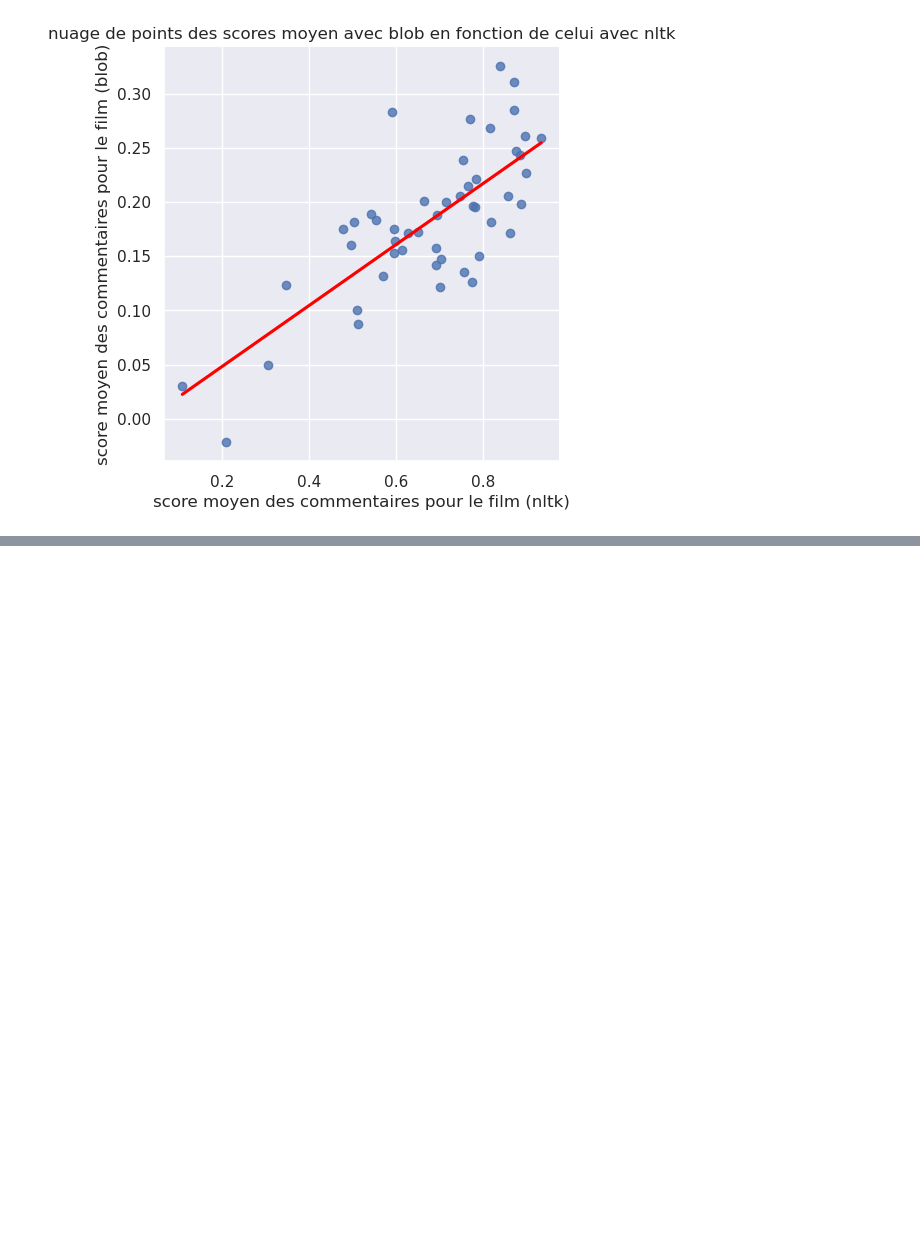
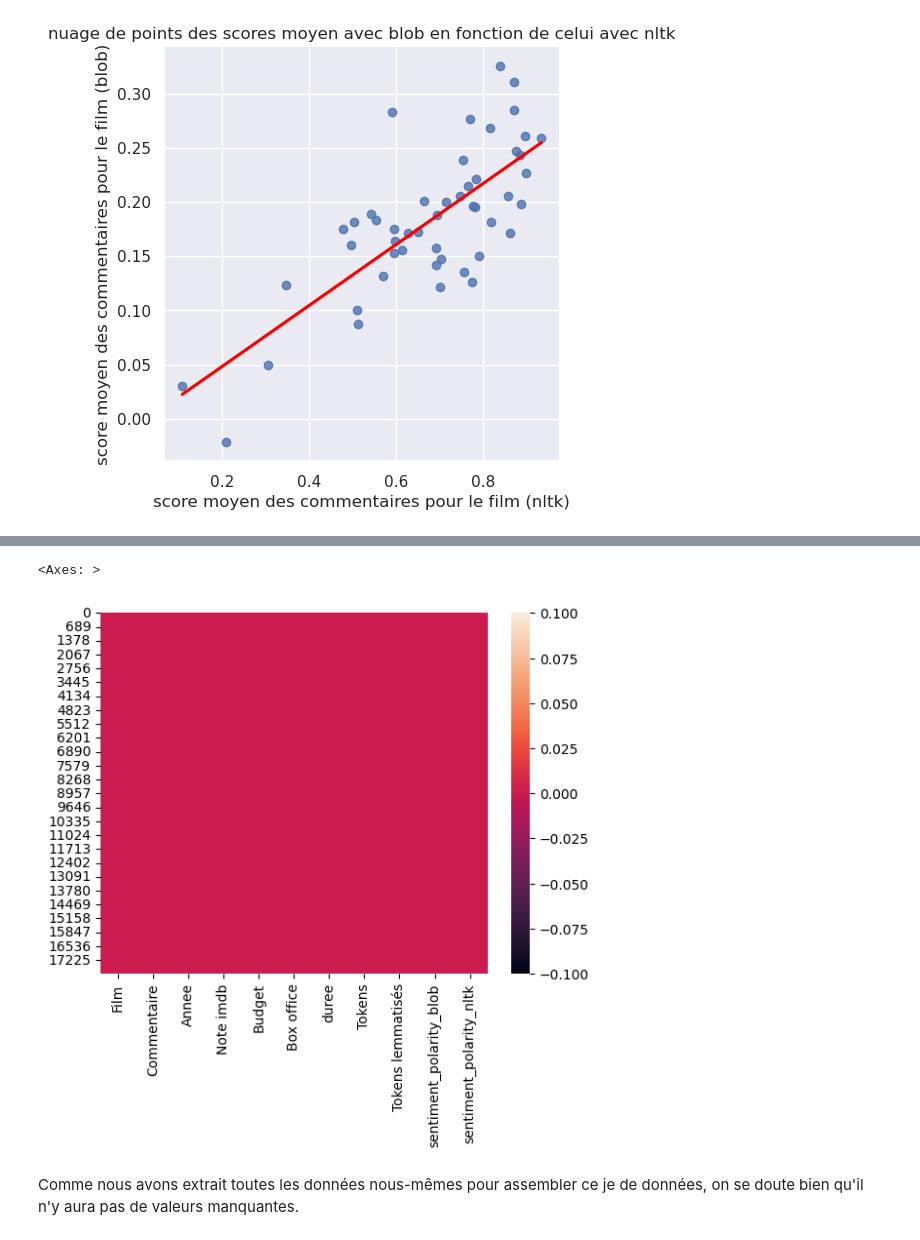
Before and after one commit to LouisArmand0/Projet_Python, a Jupyter notebook: NLP.ipynb, the cells around one changed output, grey strips where cells are left out. Drawn from its saved outputs; the diff is of its cells as text; code cells hidden in the pictures; blank space fills up the shorter version.

```diff
--- a/NLP.ipynb
+++ b/NLP.ipynb
@@ -333,0 +369,7 @@ plt.show()
+# %%
+sns.heatmap(df.isna())
+# %% [output]
+<Axes: >
+[figure, added]
+# %% [markdown]
+Comme nous avons extrait toutes les données nous-mêmes pour assembler ce je de données, on se doute bien qu'il n'y aura pas de valeurs manquantes.
```
Also changed, not shown: parts of 30 cells of this notebook, 1 other file.
